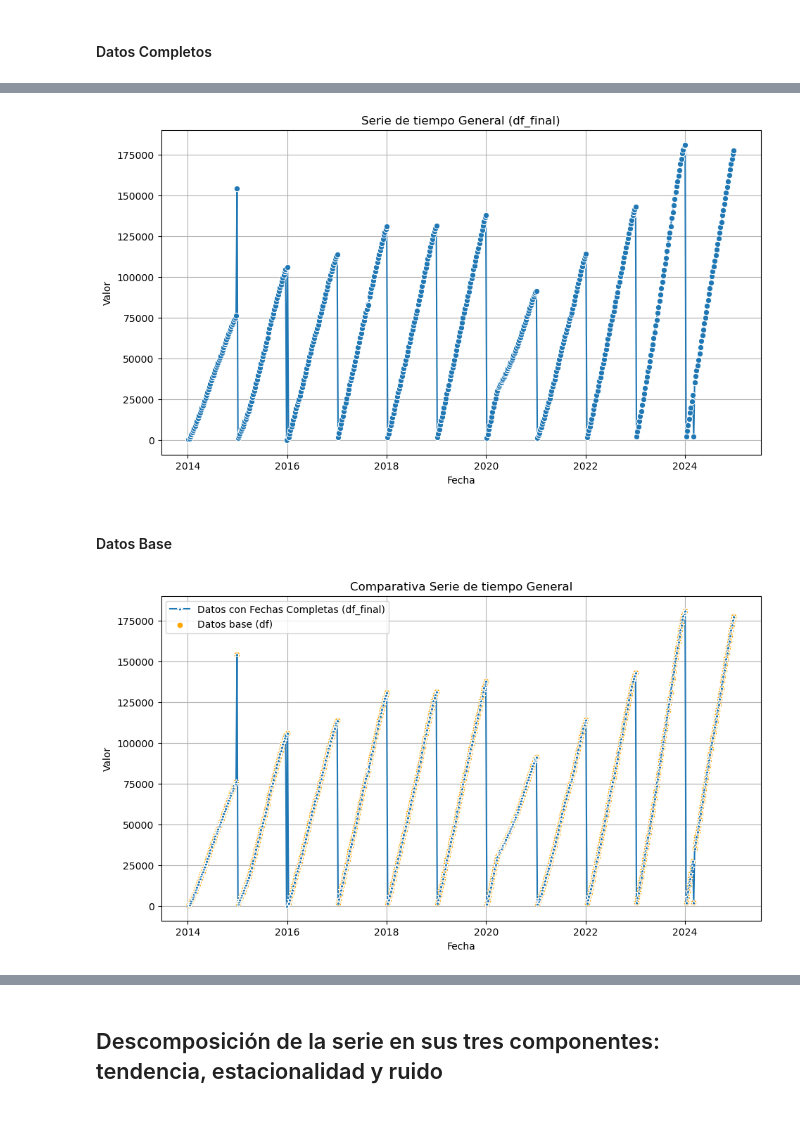
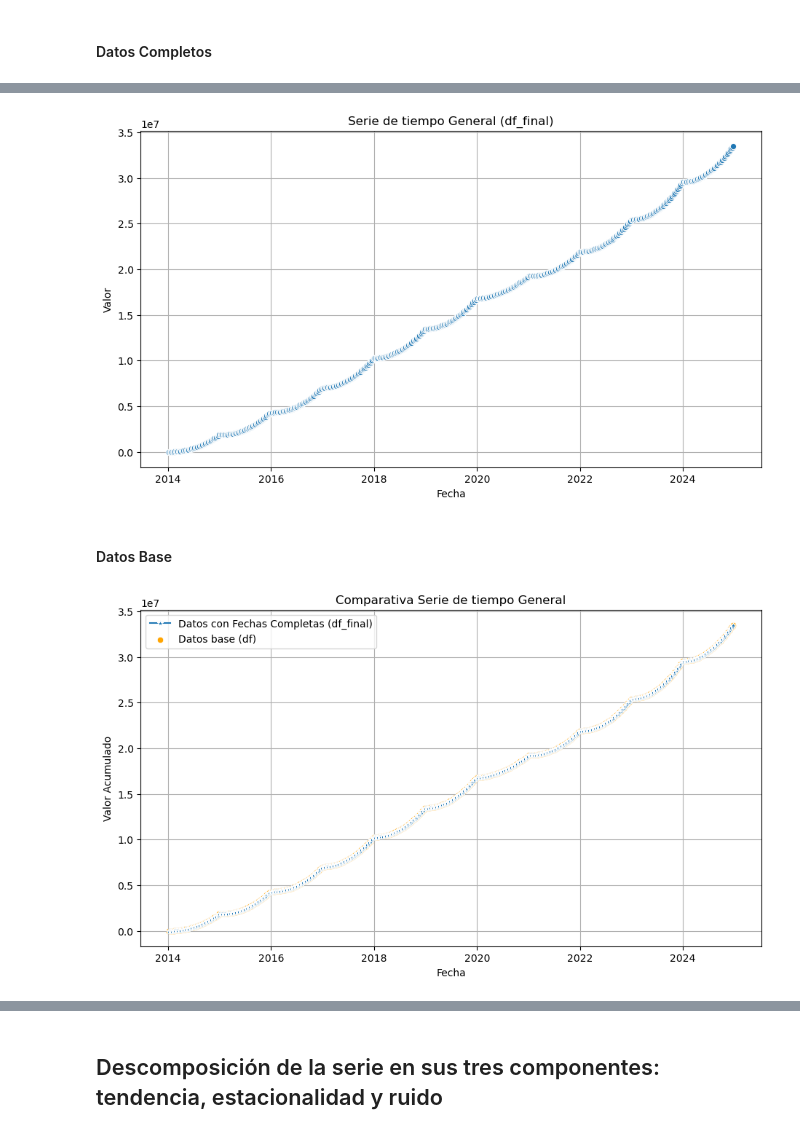
Before and after one commit to AbioticBaton4/proyecto-integrador-mna, a Jupyter notebook: notebooks/exploratory/Avance1.Equipo16(corregido).ipynb, the cells around one changed output, grey strips where cells are left out. Cells and saved outputs as stored; diff of their text form; code cells hidden in the pictures.

```diff
--- a/notebooks/exploratory/Avance1.Equipo16.ipynb
+++ b/notebooks/exploratory/Avance1.Equipo16(corregido).ipynb
@@ -409,7 +417,7 @@ df_completo = df_completo.drop(columns="Combo")
 
 # Unir con tu df original
 df_merge = df_completo.merge(
-    df, on=["Fecha", "Cuadro", "Estado", "Ax_003", "Codigo Padecimiento"], how="left"
+    df, on=["Fecha", "Estado", "Ax_003"], how="left"
 )
 
 # Filtrar los registros faltantes
@@ -436,8 +444,9 @@ df_final.drop(columns=['Padecimiento_ref'], inplace=True)
 - Generación de variables Año y Semana a partir de fechas ISO
 - Facilitación de análisis por períodos temporales específicos
 # %%
-df_final["Año"] = df_final["Fecha"].dt.isocalendar().year
-df_final["Semana"] = df_final["Fecha"].dt.isocalendar().week
+df_merge["Año"] = df_merge["Fecha"].dt.isocalendar().year
+df_merge["Semana"] = df_merge["Fecha"].dt.isocalendar().week
 # %%
+df_final = df_merge.copy()
 df_final.head()
 # %% [output]
@@ -577,0 +569,11 @@ display(df_acumulado_base.head())
+# %%
+filtro_general = (df_final['Estado']=='TOTAL') \
+          & ((df_final['Ax_003']=='H') | (df_final['Ax_003']=='M'))
+df_general = df_final[filtro_general]
+df_acumulado = df_general.groupby('Fecha')['Valor'].sum().reset_index()
+
+# Calcula la suma acumulada para evitar reinicios anuales
+df_acumulado['Valor_acumulado'] = df_acumulado['Valor'].cumsum()
+
+df_acumulado['Semana'] = df_acumulado["Fecha"].dt.isocalendar().week
+display(df_acumulado.head())
@@ -578,33 +587,33 @@ display(df_acumulado_base.head())
 # %%
 # Gráfica de línea con seaborn
-fig = sns.lineplot(data=df_acumulado, x='Fecha', y='Valor', marker='o')
+fig = sns.lineplot(data=df_acumulado, x='Fecha', y='Valor_acumulado', marker='o')
 fig.set_title('Serie de tiempo General (df_final)')
 fig.set_xlabel('Fecha')
 fig.set_ylabel('Valor')
 fig.grid(True)
 fig.figure.set_size_inches(11, 6)
 plt.show()
 
 # Gráfica de línea con plotly
-fig = px.line(df_acumulado, x='Fecha', y='Valor',title=f"Serie de tiempo General (df_final)",
+fig = px.line(df_acumulado, x='Fecha', y='Valor_acumulado',title=f"Serie de tiempo General (df_final)",
               hover_data={'Semana': True, 'Fecha': True},
               markers=True,
             )
 # Ajustar el tamaño de los marcadores
 fig.update_traces(marker=dict(size=4))
 # # fig.update_layout(height=800)
 fig.show()
 # %% [output]
-[figure, old version]
+[figure, new version]
 # %% [markdown]
 #### Datos Base
 # %%
 # Gráfica de línea con seaborn  - Comparativa entre df_final y df (base)
-fig = sns.lineplot(data=df_acumulado, x='Fecha', y='Valor', marker='*', label='Datos con Fechas Completas (df_final)')
-fig = sns.scatterplot(data=df_acumulado_base, x='Fecha', y='Valor', color='orange', label='Datos base (df)')
+fig = sns.lineplot(data=df_acumulado, x='Fecha', y='Valor_acumulado', marker='*', label='Datos con Fechas Completas (df_final)')
+fig = sns.scatterplot(data=df_acumulado_base, x='Fecha', y='Valor_acumulado', color='orange', label='Datos base (df)')
 fig.set_title('Comparativa Serie de tiempo General')
 fig.set_xlabel('Fecha')
-fig.set_ylabel('Valor')
+fig.set_ylabel('Valor Acumulado')
 fig.legend()
 fig.grid(True)
 fig.figure.set_size_inches(11, 6)
@@ -615,7 +624,7 @@ fig = go.Figure()
 
 fig.add_trace(go.Scatter(
     x = df_acumulado['Fecha'],
-    y= df_acumulado['Valor'],
+    y= df_acumulado['Valor_acumulado'],
     name= 'Datos con Fechas Completas',
     mode='lines+markers',
     customdata=df_acumulado['Semana'],
@@ -628,7 +637,7 @@ fig.add_trace(go.Scatter(
 ))
 fig.add_trace(go.Scatter(
     x = df_acumulado_base['Fecha'],
-    y= df_acumulado_base['Valor'],
+    y= df_acumulado_base['Valor_acumulado'],
     name= 'Datos base',
     mode='markers',
     customdata=df_acumulado_base['Semana'],
@@ -642,7 +651,7 @@ fig.add_trace(go.Scatter(
 fig.update_traces(marker=dict(size=4))
 fig.show()
 # %% [output]
-[figure, old version]
+[figure, new version]
 # %%
 filtros = (df_final['Estado']=='TOTAL') \
           & (df_final['Ax_003'] == 'Sem.')
```
Also changed, not shown: parts of 26 cells of this notebook, 1 other file.
